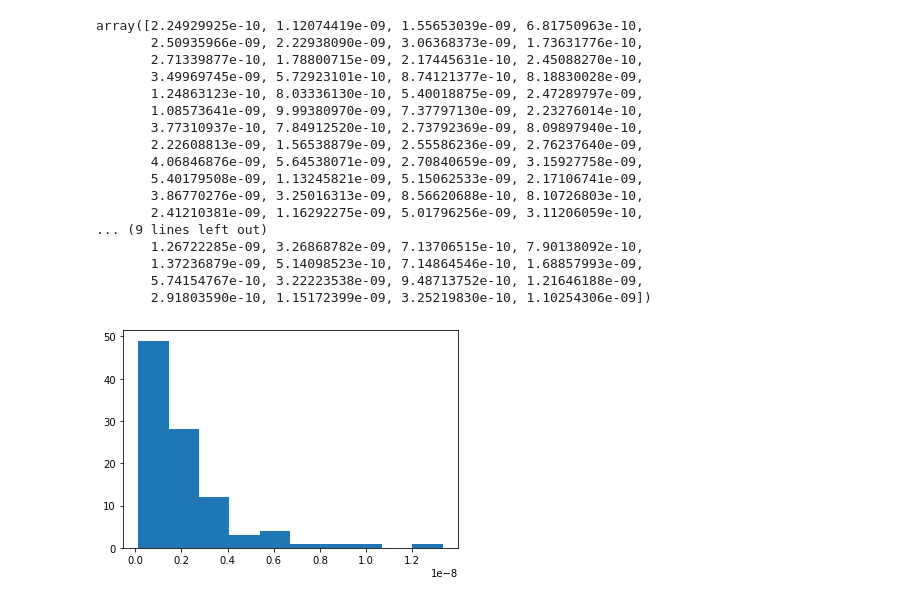
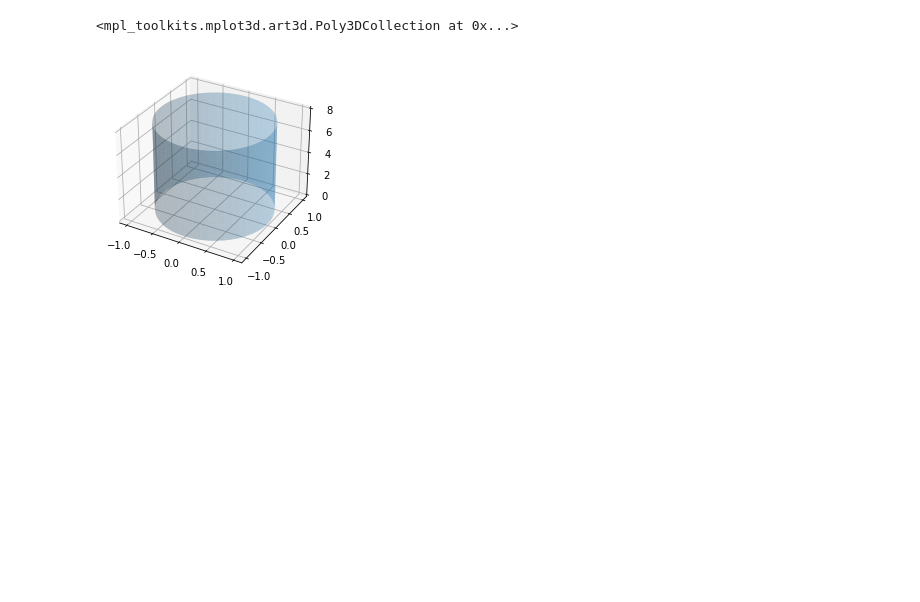
Before and after one commit to ben-utas/muon-monte-carlo, a Jupyter notebook: simulation.ipynb, the cells around one changed output. Cells and saved outputs as stored; diff of their text form; code cells hidden in the pictures; blank space fills up the shorter version.

Commit message:
Created function to plot scintillators.

```diff
--- a/simulation.ipynb
+++ b/simulation.ipynb
@@ -1,6 +1,7 @@
 # %%
 import numpy as np
 import matplotlib.pyplot as plt
+from mpl_toolkits.mplot3d import Axes3D
 
 from scipy.stats import qmc
 
@@ -26,17 +27,28 @@ class Muon:
 
 # Defines 3D regions where scintillation occurs.
 class Scintillator:
-    def __init__(self, r, z):
-        self.r = r
-        self.z = z
+    def __init__(self, radius, floor, ceiling):
+        self.r = radius
+        # Position in the z-axis of the bottom and top of the scintillator.
+        self.floor = floor
+        self.ceiling = ceiling
 
     def has_muon(self, muon):
         for i in range(muon.z_list):
-            if self.z[0] <= muon.z_list[i] <= self.z[1] and np.sqrt(muon.x_list**2 + muon.y_list**2) <= self.r:
+            if self.floor <= muon.z_list[i] <= self.ceiling and np.sqrt(muon.x_list**2 + muon.y_list**2) <= self.r:
                 return True
         return False
 
-experiment = [Scintillator(1, [10,9]), Scintillator(1, [8,0])]
+    def draw_scintillator(self):
+        z = np.linspace(self.floor,self.ceiling, 50)
+        theta = np.linspace(0, 2 * np.pi, 50)
+        z_grid, theta_grid = np.meshgrid(z, theta)
+        x_grid = self.r * np.cos(theta_grid)
+        y_grid = self.r * np.sin(theta_grid)
+        return x_grid, y_grid, z_grid
+
+
+experiment = Scintillator(1, 0, 8)
 # %%
 # returns random velocities to be used to build a muon class
 def random_velocities(number):
@@ -81,24 +93,11 @@ def random_muons(samples):
     for i in [0, samples-1]:
         muon_list.append(Muon(rand_x[i], rand_y[i], 1, rand_v[i], rand_v_theta[i], rand_v_phi[i]))
     return muon_list
-# %%
-random_lifetime(100)
-# %% [output]
-array([2.24929925e-10, 1.12074419e-09, 1.55653039e-09, 6.81750963e-10,
-       2.50935966e-09, 2.22938090e-09, 3.06368373e-09, 1.73631776e-10,
-       2.71339877e-10, 1.78800715e-09, 2.17445631e-10, 2.45088270e-10,
-       3.49969745e-09, 5.72923101e-10, 8.74121377e-10, 8.18830028e-09,
-       1.24863123e-10, 8.03336130e-10, 5.40018875e-09, 2.47289797e-09,
-       1.08573641e-09, 9.99380970e-09, 7.37797130e-09, 2.23276014e-10,
-       3.77310937e-10, 7.84912520e-10, 2.73792369e-09, 8.09897940e-10,
-       2.22608813e-09, 1.56538879e-09, 2.55586236e-09, 2.76237640e-09,
-       4.06846876e-09, 5.64538071e-09, 2.70840659e-09, 3.15927758e-09,
-       5.40179508e-09, 1.13245821e-09, 5.15062533e-09, 2.17106741e-09,
-       3.86770276e-09, 3.25016313e-09, 8.56620688e-10, 8.10726803e-10,
-       2.41210381e-09, 1.16292275e-09, 5.01796256e-09, 3.11206059e-10,
-... (9 lines left out)
-       1.26722285e-09, 3.26868782e-09, 7.13706515e-10, 7.90138092e-10,
-       1.37236879e-09, 5.14098523e-10, 7.14864546e-10, 1.68857993e-09,
-       5.74154767e-10, 3.22223538e-09, 9.48713752e-10, 1.21646188e-09,
-       2.91803590e-10, 1.15172399e-09, 3.25219830e-10, 1.10254306e-09])
-[figure, removed]
+# %%
+fig = plt.figure()
+ax = fig.add_subplot(111, projection = '3d')
+x, y, z = experiment.draw_scintillator()
+ax.plot_surface(x, y, z, alpha = 0.3)
+# %% [output]
+<mpl_toolkits.mplot3d.art3d.Poly3DCollection at 0x...>
+[figure, added]
```
Also changed, not shown: parts of 1 cell of this notebook.
